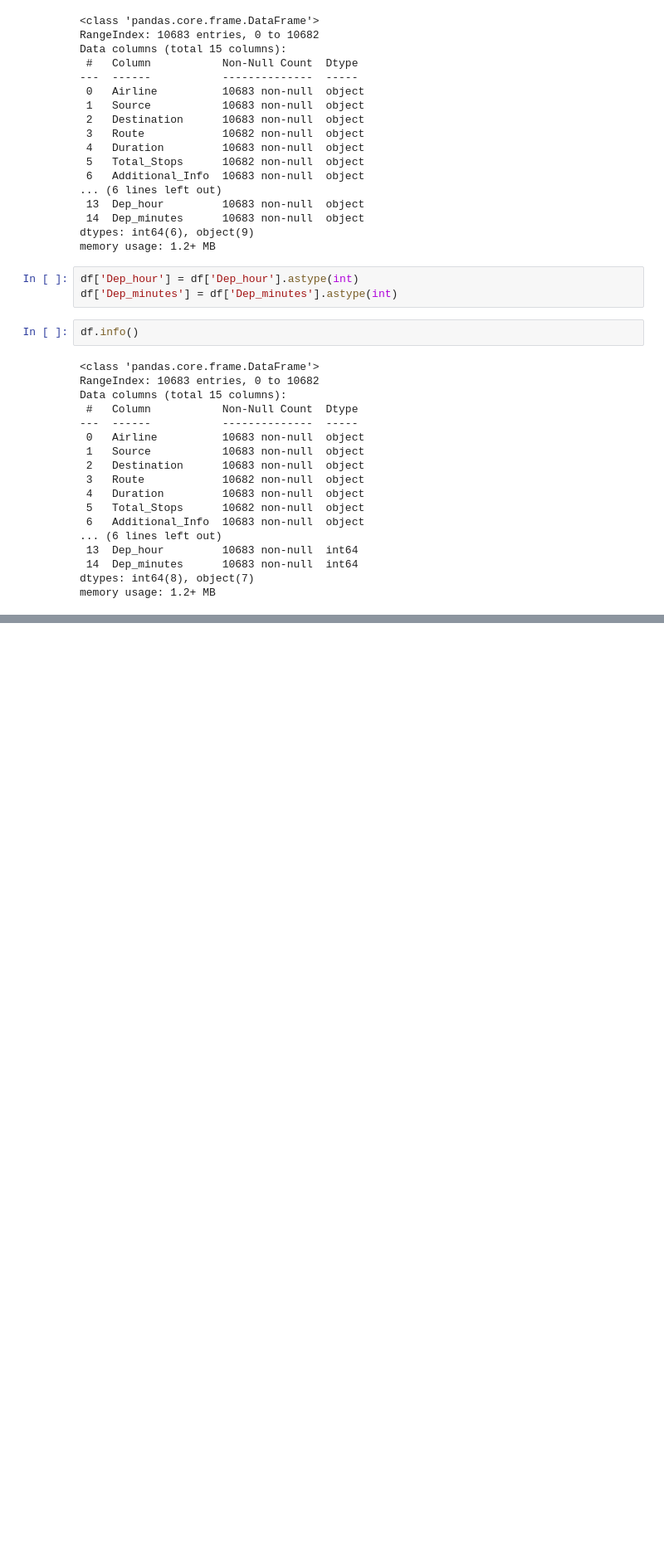
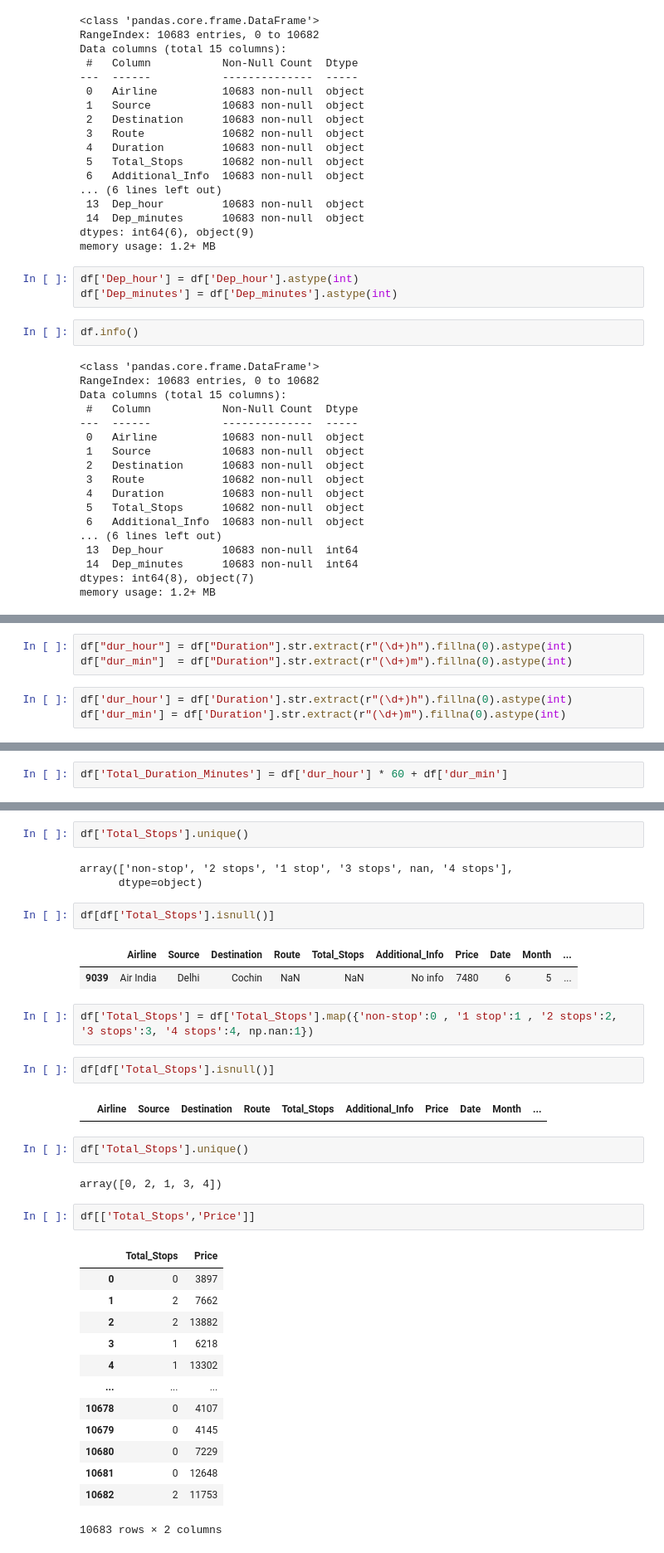
Before and after one commit to Milind1234/DS_ML_DL_NLP, a Jupyter notebook: 03_EDA_(Exploratory_Data_Analysis)/temp.ipynb, the cells around one changed output, grey strips where cells are left out. Shown at 83% size. Saved outputs shown, nothing was run; the diff lists cells and outputs as text; blank space fills up the shorter version.

```diff
--- a/03_EDA_(Exploratory_Data_Analysis)/temp.ipynb
+++ b/03_EDA_(Exploratory_Data_Analysis)/temp.ipynb
@@ -282,0 +246,6 @@ ValueError: invalid literal for int() with base 10: '2h'
+# %%
+df["dur_hour"] = df["Duration"].str.extract(r"(\d+)h").fillna(0).astype(int)
+df["dur_min"]  = df["Duration"].str.extract(r"(\d+)m").fillna(0).astype(int)
+# %%
+df['dur_hour'] = df['Duration'].str.extract(r"(\d+)h").fillna(0).astype(int)
+df['dur_min'] = df['Duration'].str.extract(r"(\d+)m").fillna(0).astype(int)
@@ -282,0 +254,2 @@ ValueError: invalid literal for int() with base 10: '2h'
+# %%
+df['Total_Duration_Minutes'] = df['dur_hour'] * 60 + df['dur_min']
@@ -282,0 +265,36 @@ ValueError: invalid literal for int() with base 10: '2h'
+# %%
+df['Total_Stops'].unique()
+# %% [output]
+array(['non-stop', '2 stops', '1 stop', '3 stops', nan, '4 stops'],
+      dtype=object)
+# %%
+df[df['Total_Stops'].isnull()]
+# %% [output]
+|  | Airline | Source | Destination | Route | Total_Stops | Additional_Info | Price | Date | Month | ... |
+| 9039 | Air India | Delhi | Cochin | NaN | NaN | No info | 7480 | 6 | 5 | ... |
+# %%
+df['Total_Stops'] = df['Total_Stops'].map({'non-stop':0 , '1 stop':1 , '2 stops':2, '3 stops':3, '4 stops':4, np.nan:1})
+# %%
+df[df['Total_Stops'].isnull()]
+# %% [output]
+|  | Airline | Source | Destination | Route | Total_Stops | Additional_Info | Price | Date | Month | ... |
+# %%
+df['Total_Stops'].unique()
+# %% [output]
+array([0, 2, 1, 3, 4])
+# %%
+df[['Total_Stops','Price']]
+# %% [output]
+|  | Total_Stops | Price |
+| 0 | 0 | 3897 |
+| 1 | 2 | 7662 |
+| 2 | 2 | 13882 |
+| 3 | 1 | 6218 |
+| 4 | 1 | 13302 |
+| ... | ... | ... |
+| 10678 | 0 | 4107 |
+| 10679 | 0 | 4145 |
+| 10680 | 0 | 7229 |
+| 10681 | 0 | 12648 |
+| 10682 | 2 | 11753 |
+10683 rows × 2 columns
```
Also changed, not shown: parts of 14 cells of this notebook.
